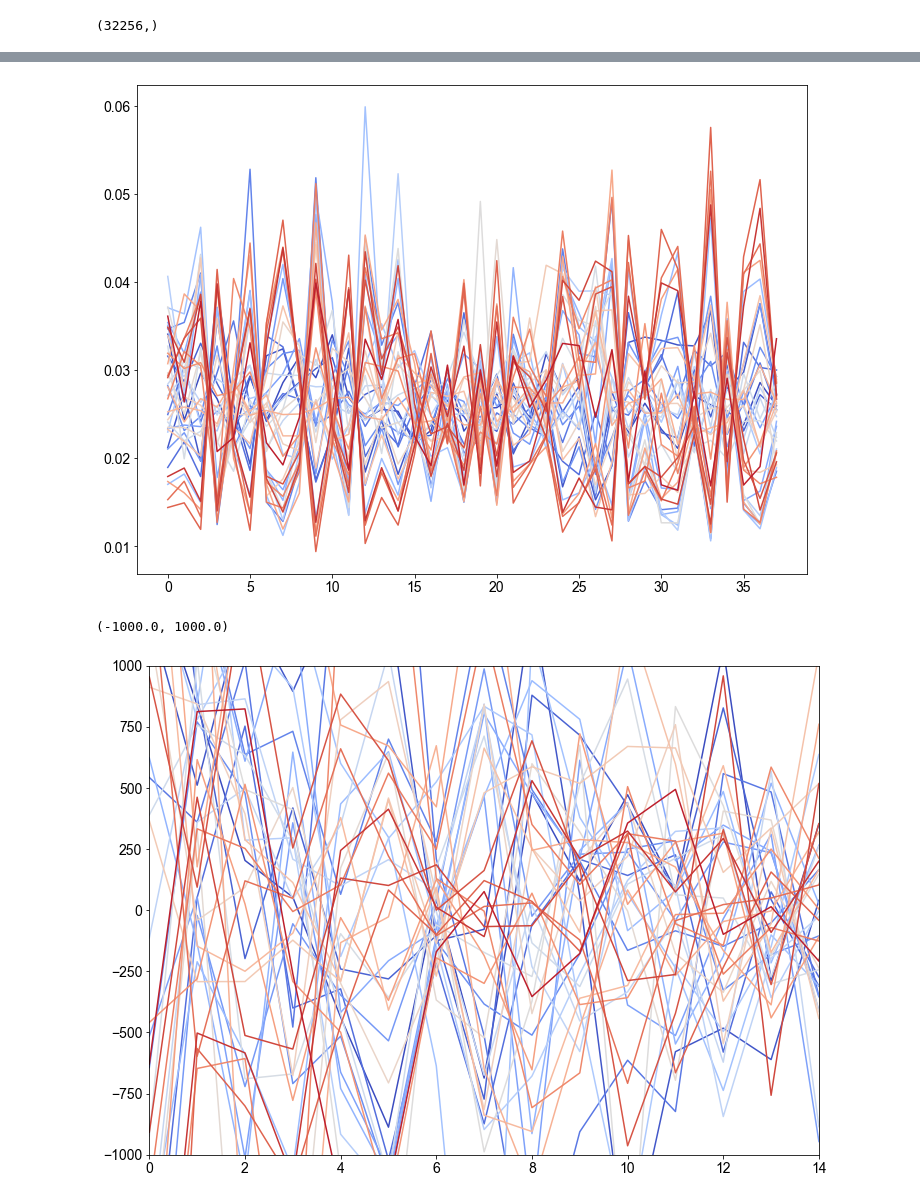
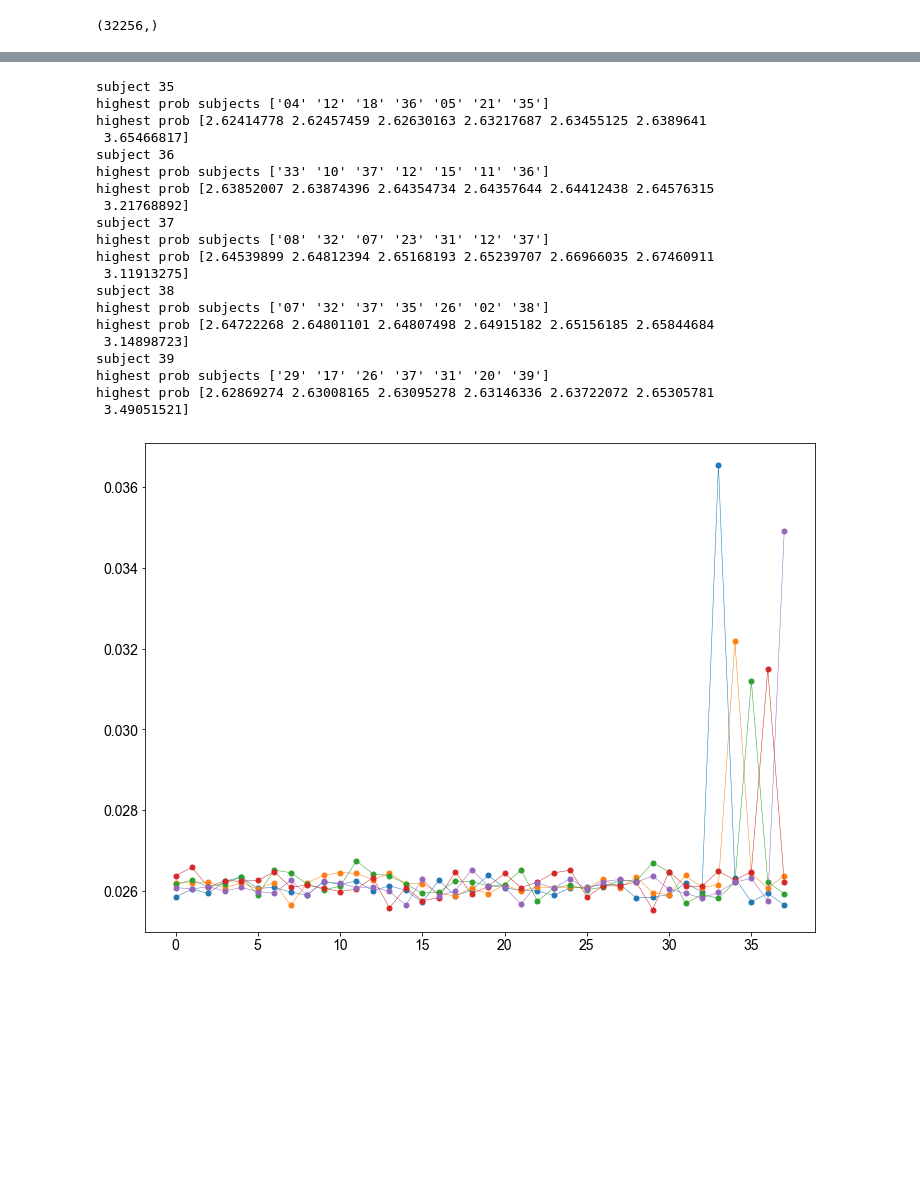
Before and after one commit to igred8/signal, a Jupyter notebook: signal/notebooks/1.0-SVD-classification-images-igad.ipynb, the cells around one changed output, grey strips where cells are left out. Saved outputs shown, nothing was run; the diff lists cells and outputs as text; code cells hidden in the pictures; blank space fills up the shorter version.

```diff
--- a/signal/notebooks/1.0-SVD-classification-images-igad.ipynb
+++ b/signal/notebooks/1.0-SVD-classification-images-igad.ipynb
@@ -79,7 +79,10 @@ for k in image_keys:
    # fns in model folder
    fns = os.listdir(image_filepath+image_key_filepath_prefix+k)
    # ambient is sometimes not useful, discard non-PGM files
-   fns = [fn for fn in fns if ('.pgm' in fn)&('Ambient' not in fn)]
+   fns = [fn for fn in fns if ('.pgm' in fn)
+                              & ('Ambient' not in fn)
+                              & ('.bad' not in fn)
+                              ]
 
    nfns = len(fns)
    # shuffle the image names
@@ -184,7 +187,7 @@ plt.show()
 2. Compute the average u-space projection for each subject.
 # %%
 # number of SVD vectors in dimension reduced U-space
-N_UVEC = 1000
+N_UVEC = 777
 umat_reduced = umat[:, :N_UVEC]
 
 key_projections = {}
@@ -196,7 +199,7 @@ for key, fns in train_fns.items():
     for i,fn in enumerate(fns):
         imgvec = load_img_vector(image_filepath+fn, meanvec=train_meanvec)
 
-        uproj_fn = np.transpose(umat_reduced) @ imgvec
+        uproj_fn = (np.transpose(umat_reduced) @ imgvec) / svals[:N_UVEC]
 
         uproj[:,i] = uproj_fn
 
@@ -206,14 +209,15 @@ imgvec.shape
 # %% [output]
 (32256,)
 # %%
-keytemp = '01'
+keytemp = '10'
 fig,ax = plt.subplots(figsize=(9,6))
 nimg = key_projections[keytemp].shape[1]
 
-umean = np.median(key_projections[keytemp], axis=1)
-ax.semilogy(np.abs(umean), linewidth=3, zorder=1)
-for i in range(5):
-    ax.semilogy(np.abs(key_projections[keytemp][:,i]), color='k', linewidth=1.5, zorder=0)
+umean = np.mean(key_projections[keytemp], axis=1)
+ax.plot((umean), linewidth=3, zorder=1)
+for i in range(nimg):
+    # ax.semilogy(np.abs(key_projections[keytemp][:,i]), color='k', linewidth=1.5, zorder=0)
+    ax.plot((key_projections[keytemp][:,i]), color='k', linewidth=0.5, alpha=0.5, zorder=0)
 ax.set_xlim([0,42])
 # ax.set_ylim([-1000,1000])
 plt.show()
@@ -262,39 +274,62 @@ def softmax( zvec ):
     Z = np.sum(np.exp(zvec))
     return np.exp(zvec) / Z
 
-def img_class_prob( imgvec, umat_reduced, key_project_mean ):
+def img_class_prob( imgvec, umat_reduced, key_project_mean, svals_reduced ):
+    '''
+    Project the image vector onto the reduced U space and compare to the average projection of the image classes.
 
-    imgvec_proj = np.transpose(umat_reduced) @ imgvec
+    The projection is normalized by the
+    '''
+    # normalize by singular value?
+    imgvec_proj = (np.transpose(umat_reduced) @ imgvec) / svals_reduced
     normconst_imgvec_proj = np.sqrt(imgvec_proj @ imgvec_proj)
     normconstvec_key_proj = (key_project_mean @ np.transpose(key_project_mean)).diagonal()
     normconstvec_key_proj = np.sqrt(normconstvec_key_proj)
     # print(normconstvec_key_proj)
     imgvec_proj_overlap = (key_project_mean @ imgvec_proj)  / (normconstvec_key_proj * normconst_imgvec_proj)
+    imgvec_proj_overlap = imgvec_proj_overlap
     # imgvec_probability = imgvec_proj_overlap
     imgvec_probability = softmax( imgvec_proj_overlap )
     return imgvec_probability
 # %%
 fig, ax = plt.subplots(figsize=(12,9))
 from matplotlib import cm
 cmap = cm.get_cmap('coolwarm')
-for i,keytemp in enumerate(image_keys):
+image_keys_np = np.array(image_keys)
+for i,keytemp in enumerate(image_keys[-5:]):
     fnindextemp = 3
     imgvec1 = load_img_vector(image_filepath+train_fns[keytemp][fnindextemp], meanvec=train_meanvec)
-    img_prob = img_class_prob( imgvec1, umat_reduced, key_projections_u_mean )
+    img_prob = img_class_prob( imgvec1, umat_reduced, key_projections_u_mean, svals[:N_UVEC] )
+    ls = {'linewidth':0.5, 'marker':'o', 'markersize':5}
+
+    # ls['color']=cmap((i)/NKEYS)
+    ax.plot(img_prob, **ls)
+
+    print(f'subject {keytemp}')
+    ipi = img_prob.argsort()
+    print(f'highest prob subjects {image_keys_np[ipi[-7:]]} ')
+    print(f'highest prob {100*img_prob[ipi[-7:]]} ')
     # print(img_prob)
     # print(img_prob.sum())
-    ax.plot(img_prob, linewidth=1.5, color=cmap((i)/NKEYS))
 # %% [output]
+subject 35
+highest prob subjects ['04' '12' '18' '36' '05' '21' '35']
+highest prob [2.62414778 2.62457459 2.62630163 2.63217687 2.63455125 2.6389641
+ 3.65466817]
+subject 36
+highest prob subjects ['33' '10' '37' '12' '15' '11' '36']
+highest prob [2.63852007 2.63874396 2.64354734 2.64357644 2.64412438 2.64576315
+ 3.21768892]
+subject 37
+highest prob subjects ['08' '32' '07' '23' '31' '12' '37']
+highest prob [2.64539899 2.64812394 2.65168193 2.65239707 2.66966035 2.67460911
+ 3.11913275]
+subject 38
+highest prob subjects ['07' '32' '37' '35' '26' '02' '38']
+highest prob [2.64722268 2.64801101 2.64807498 2.64915182 2.65156185 2.65844684
+ 3.14898723]
+subject 39
+highest prob subjects ['29' '17' '26' '37' '31' '20' '39']
+highest prob [2.62869274 2.63008165 2.63095278 2.63146336 2.63722072 2.65305781
+ 3.49051521]
-[figure, old version]
+[figure, new version]
-# %%
-fig, ax = plt.subplots(figsize=(12,9))
-from matplotlib import cm
-cmap = cm.get_cmap('coolwarm')
-for i,keytemp in enumerate(image_keys):
-    ax.plot(key_projections_u_median[i,:], linewidth=1.5, color=cmap((i)/NKEYS))
-
-ax.set_xlim([0,14])
-ax.set_ylim([-1e3,1e3])
-# %% [output]
-(-1000.0, 1000.0)
-[figure, removed]
```
Also changed, not shown: parts of 15 cells of this notebook.
